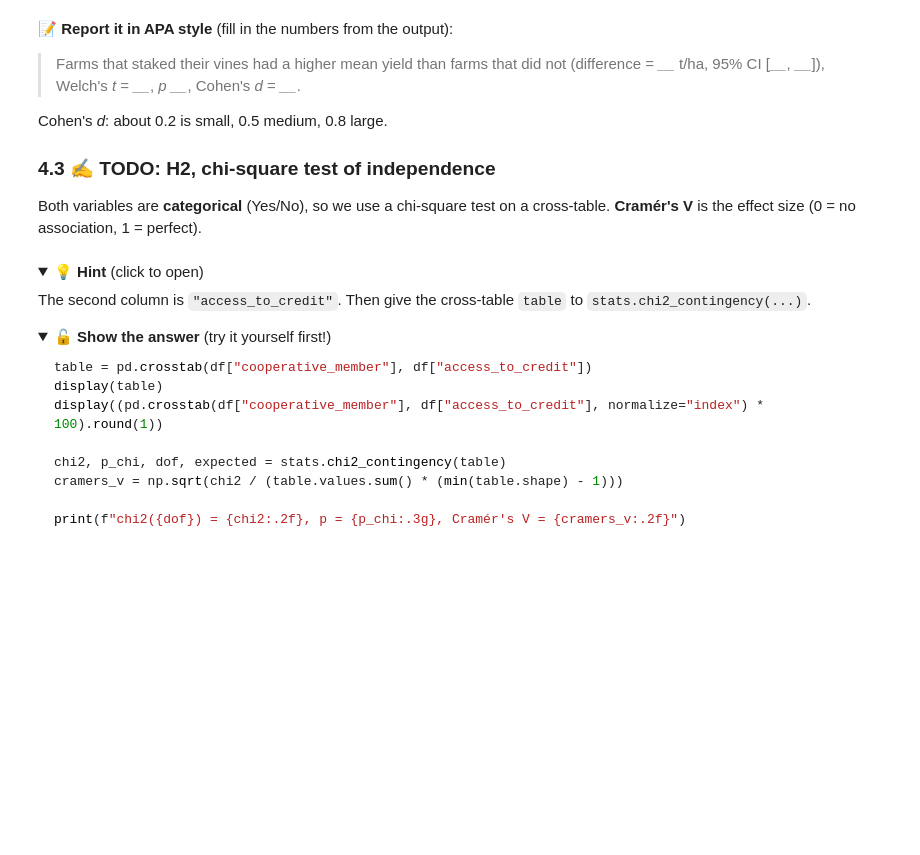
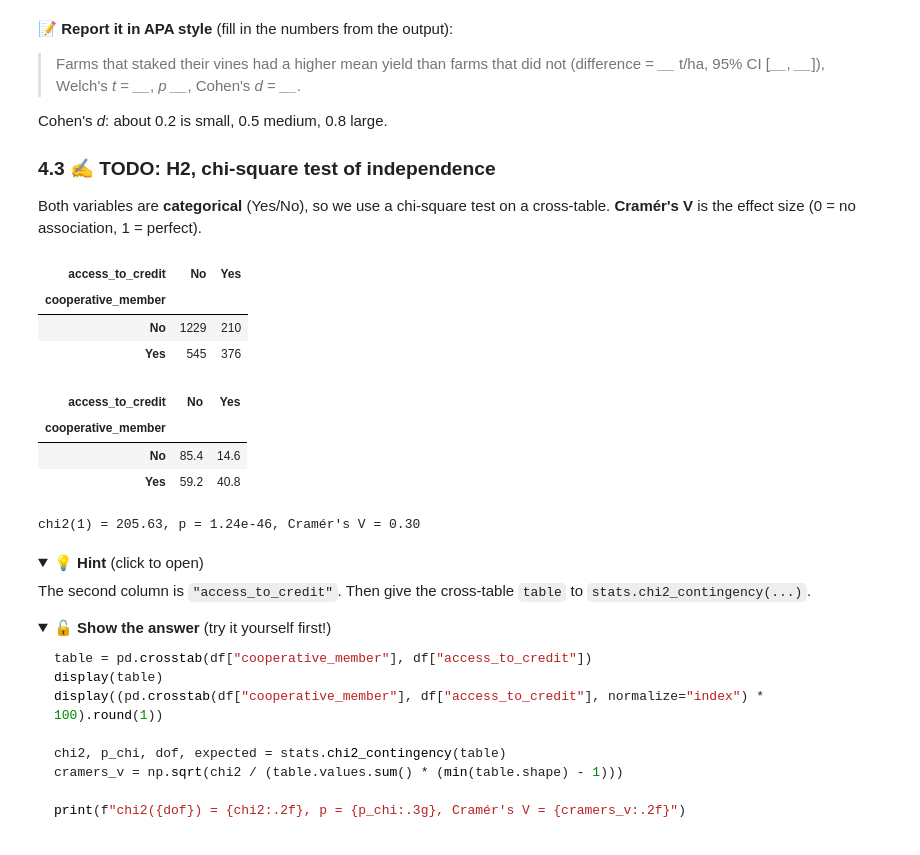
Before and after one commit to ofugocho/NSUK-DS-GROUP-03, a Jupyter notebook: notebooks/group_project.ipynb, the cells around one changed output. Saved outputs shown, nothing was run; the diff lists cells and outputs as text; code cells hidden in the pictures; folded sections open; blank space fills up the shorter version.

```diff
--- a/notebooks/group_project.ipynb
+++ b/notebooks/group_project.ipynb
@@ -1188,14 +1194,24 @@ Cohen's *d*: about 0.2 is small, 0.5 medium, 0.8 large.
 Both variables are **categorical** (Yes/No), so we use a chi-square test on a cross-table.
 **Cramér's V** is the effect size (0 = no association, 1 = perfect).
 # %%
-table = pd.crosstab(df["cooperative_member"], df["____"])
+table = pd.crosstab(df["cooperative_member"], df["access_to_credit"])
 display(table)
 display((pd.crosstab(df["cooperative_member"], df["access_to_credit"], normalize="index") * 100).round(1))
 
-chi2, p_chi, dof, expected = stats.chi2_contingency(____)
+chi2, p_chi, dof, expected = stats.chi2_contingency(table)
 cramers_v = np.sqrt(chi2 / (table.values.sum() * (min(table.shape) - 1)))
 
 print(f"chi2({dof}) = {chi2:.2f}, p = {p_chi:.3g}, Cramér's V = {cramers_v:.2f}")
+# %% [output]
+| access_to_credit | No | Yes |
+| cooperative_member |  |  |
+| No | 1229 | 210 |
+| Yes | 545 | 376 |
+| access_to_credit | No | Yes |
+| cooperative_member |  |  |
+| No | 85.4 | 14.6 |
+| Yes | 59.2 | 40.8 |
+chi2(1) = 205.63, p = 1.24e-46, Cramér's V = 0.30
 # %% [markdown]
 <details><summary>💡 <b>Hint</b> (click to open)</summary>
 
```
Also changed, not shown: parts of 15 cells of this notebook, 1 other file.
